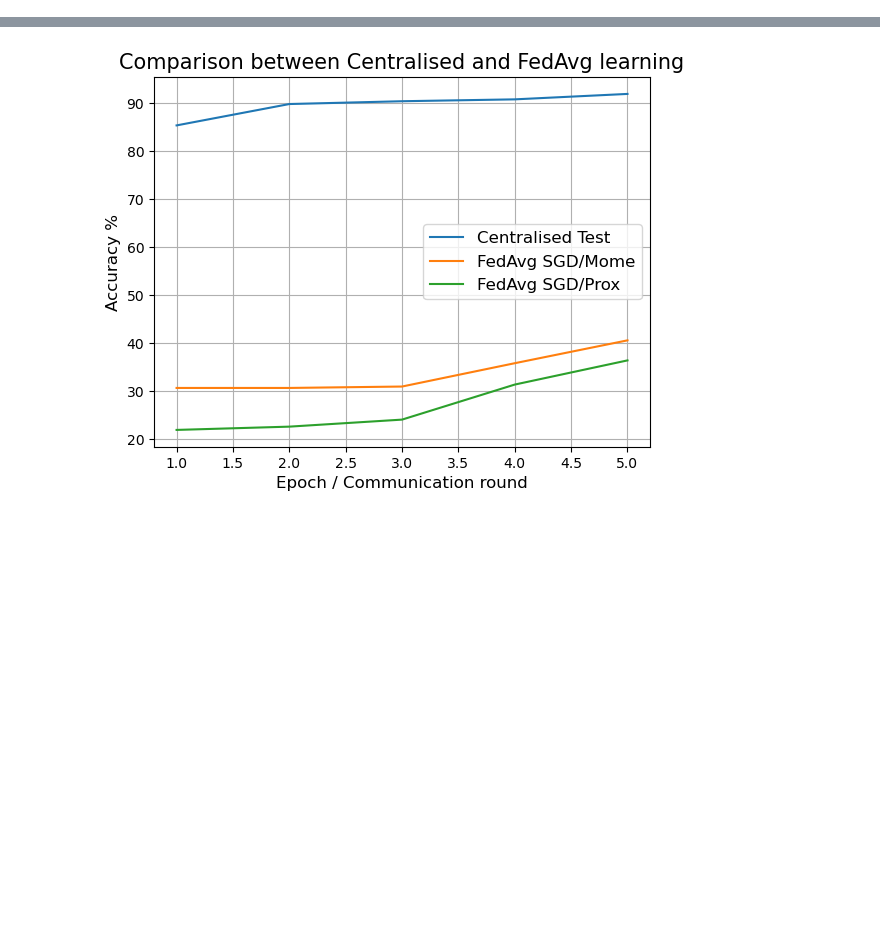
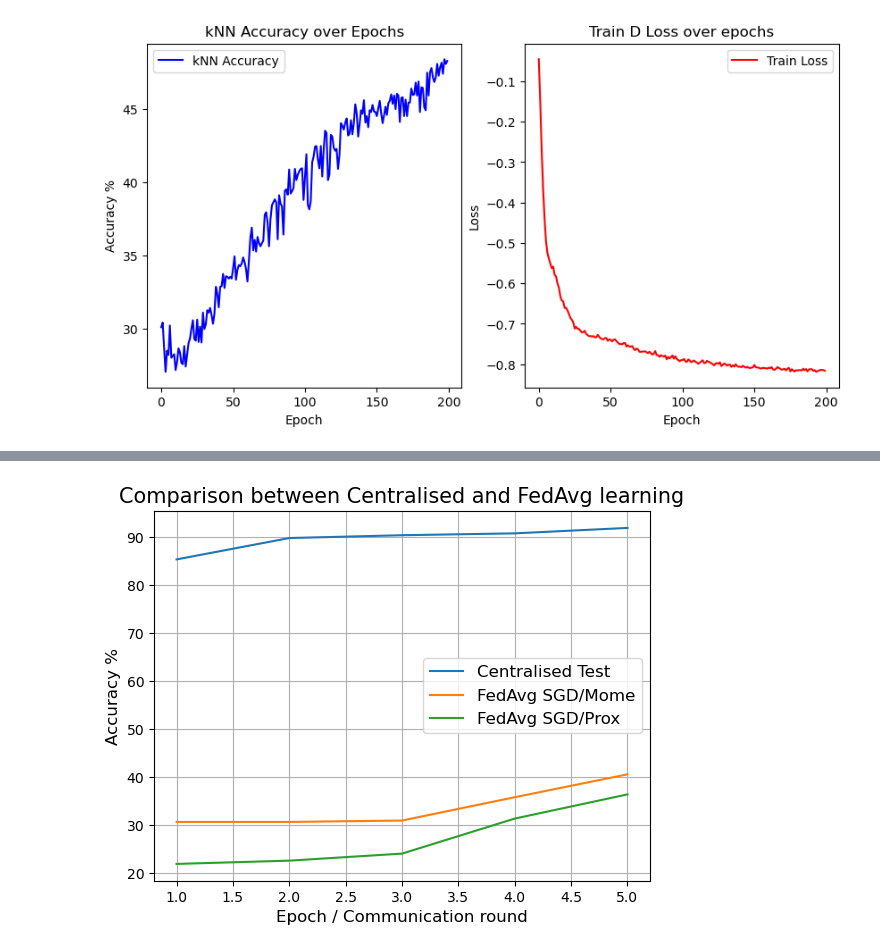
Before and after one commit to stavrosb00/FedLearningFoodClassification, a Jupyter notebook: visual.ipynb, the cells around one changed output, grey strips where cells are left out. Cells and saved outputs as stored; diff of their text form; code cells hidden in the pictures; blank space fills up the shorter version.

```diff
--- a/visual.ipynb
+++ b/visual.ipynb
@@ -12,4 +12,9 @@ from pathlib import Path
 from flwr.common import Metrics
 from omegaconf import DictConfig
 # outputs\2024-02-08\18-07-46\fedavg_varEpoch_False_seed_2024.csv
+# %%
+from centr_utils import plot_results_SSL_csv
+plot_results_SSL_csv("outputs/2024-05-15/12-18-53/centr_SSL_food_subset_10classes_simsiam_resnet18.csv")
+# %% [output]
+[figure, added]
 # %%
```
Also changed, not shown: parts of 1 cell of this notebook, 41 other files.
